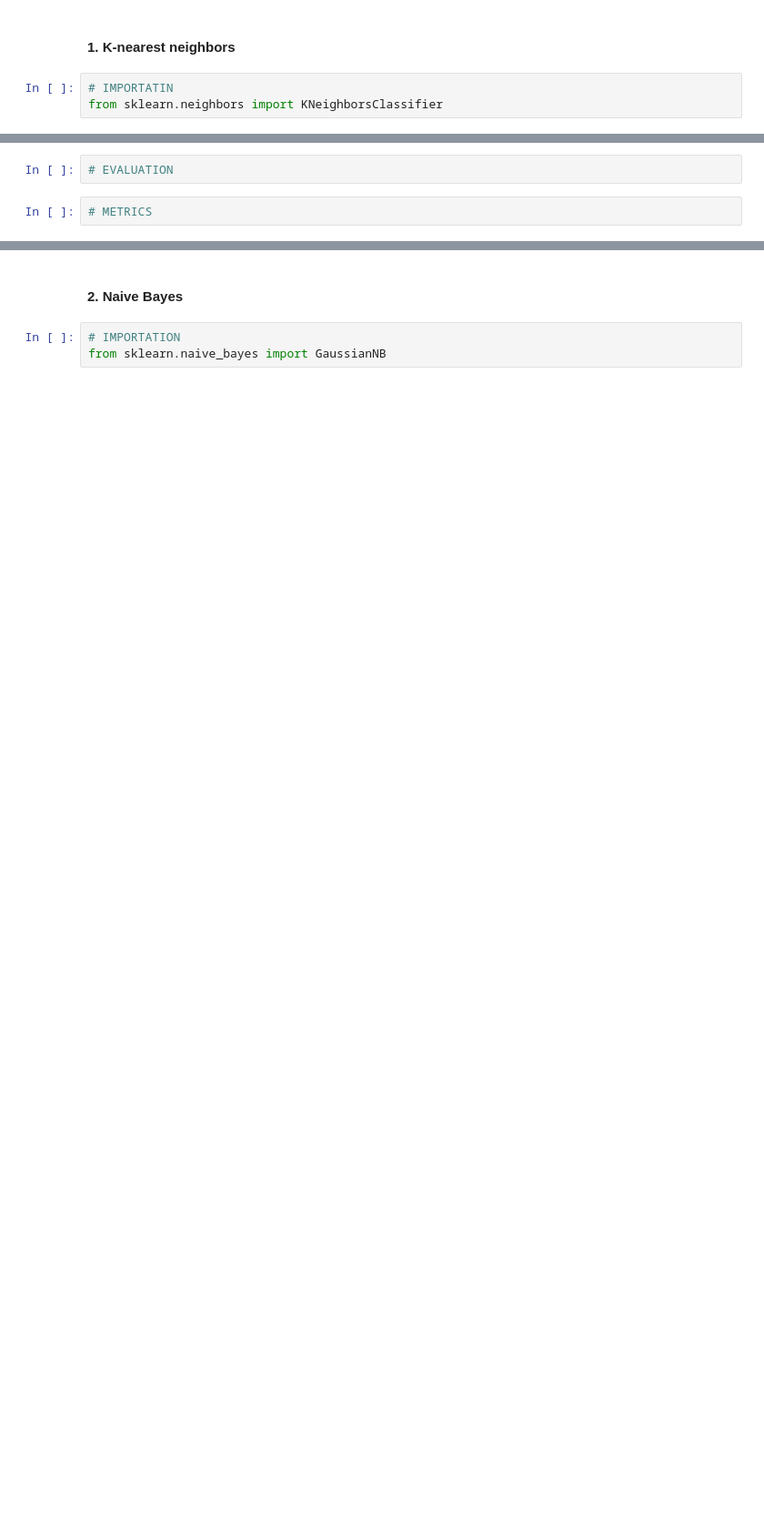
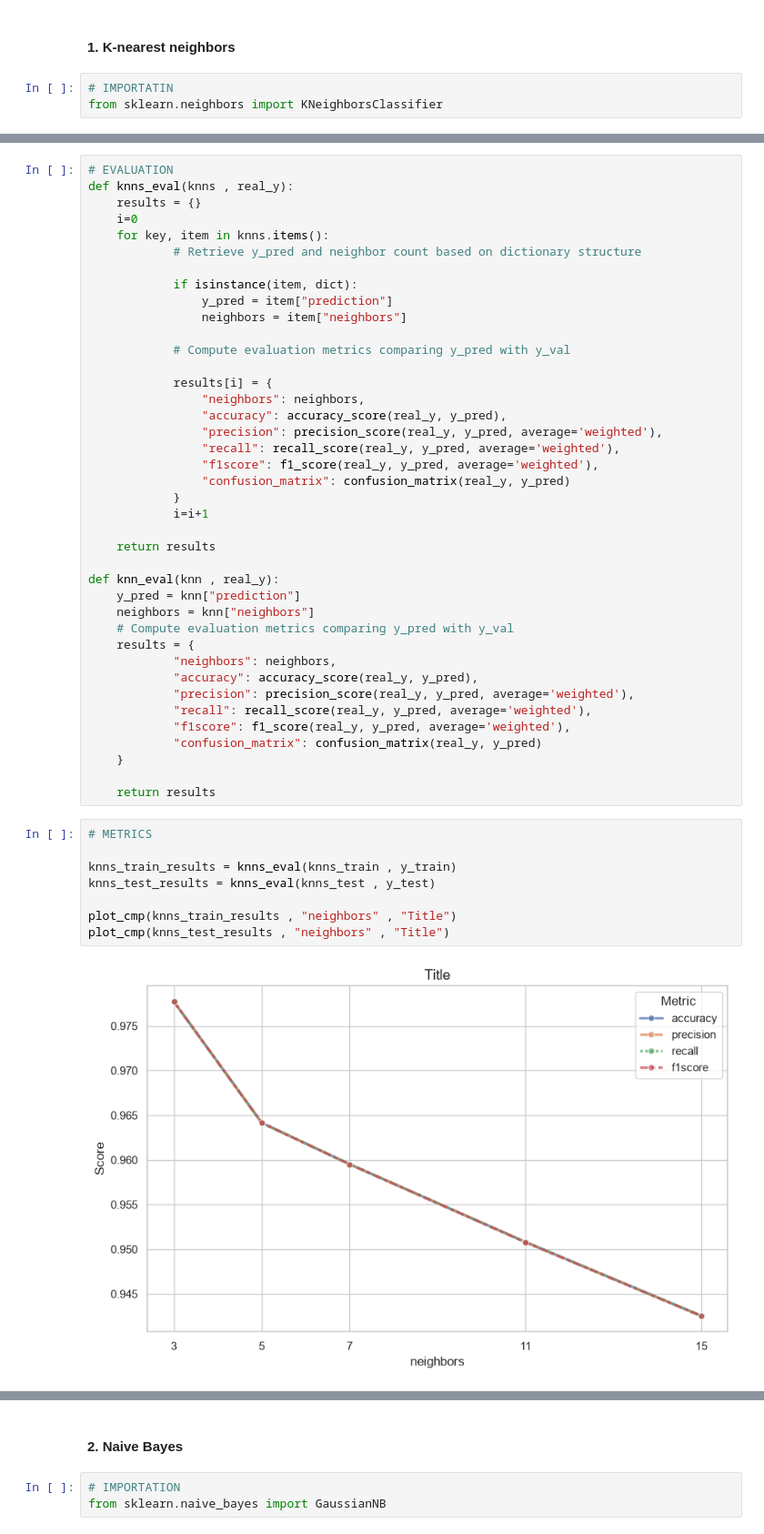
Before and after one commit to walidwithou/Secure_web_assistant, a Jupyter notebook: backend/app/model/training.ipynb, the cells around one changed output, grey strips where cells are left out. Shown at 91% size. Cells and saved outputs as stored; diff of their text form; blank space fills up the shorter version.

```diff
--- a/backend/app/model/training.ipynb
+++ b/backend/app/model/training.ipynb
@@ -156,4 +303,50 @@ from sklearn.neighbors import KNeighborsClassifier
 # %%
 # EVALUATION
+def knns_eval(knns , real_y):
+    results = {}
+    i=0
+    for key, item in knns.items():
+            # Retrieve y_pred and neighbor count based on dictionary structure
+
+            if isinstance(item, dict):
+                y_pred = item["prediction"]
+                neighbors = item["neighbors"]
+
+            # Compute evaluation metrics comparing y_pred with y_val
+
+            results[i] = {
+                "neighbors": neighbors,
+                "accuracy": accuracy_score(real_y, y_pred),
+                "precision": precision_score(real_y, y_pred, average='weighted'),
+                "recall": recall_score(real_y, y_pred, average='weighted'),
+                "f1score": f1_score(real_y, y_pred, average='weighted'),
+                "confusion_matrix": confusion_matrix(real_y, y_pred)
+            }
+            i=i+1
+
+    return results
+
+def knn_eval(knn , real_y):
+    y_pred = knn["prediction"]
+    neighbors = knn["neighbors"]
+    # Compute evaluation metrics comparing y_pred with y_val
+    results = {
+            "neighbors": neighbors,
+            "accuracy": accuracy_score(real_y, y_pred),
+            "precision": precision_score(real_y, y_pred, average='weighted'),
+            "recall": recall_score(real_y, y_pred, average='weighted'),
+            "f1score": f1_score(real_y, y_pred, average='weighted'),
+            "confusion_matrix": confusion_matrix(real_y, y_pred)
+    }
+
+    return results
 # %%
 # METRICS
+
+knns_train_results = knns_eval(knns_train , y_train)
+knns_test_results = knns_eval(knns_test , y_test)
+
+plot_cmp(knns_train_results , "neighbors" , "Title")
+plot_cmp(knns_test_results , "neighbors" , "Title")
+# %% [output]
+[figure, added]
```
Also changed, not shown: parts of 90 cells of this notebook, 2 other files.
